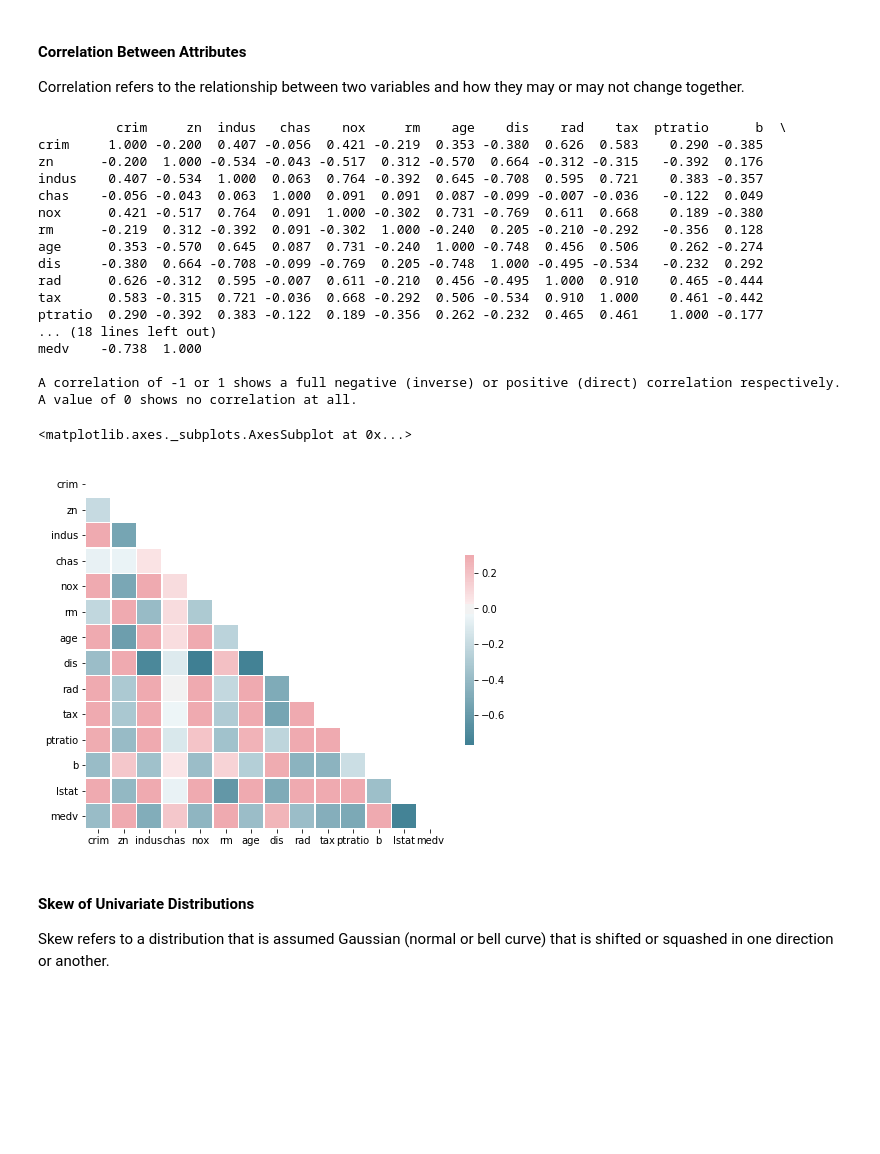
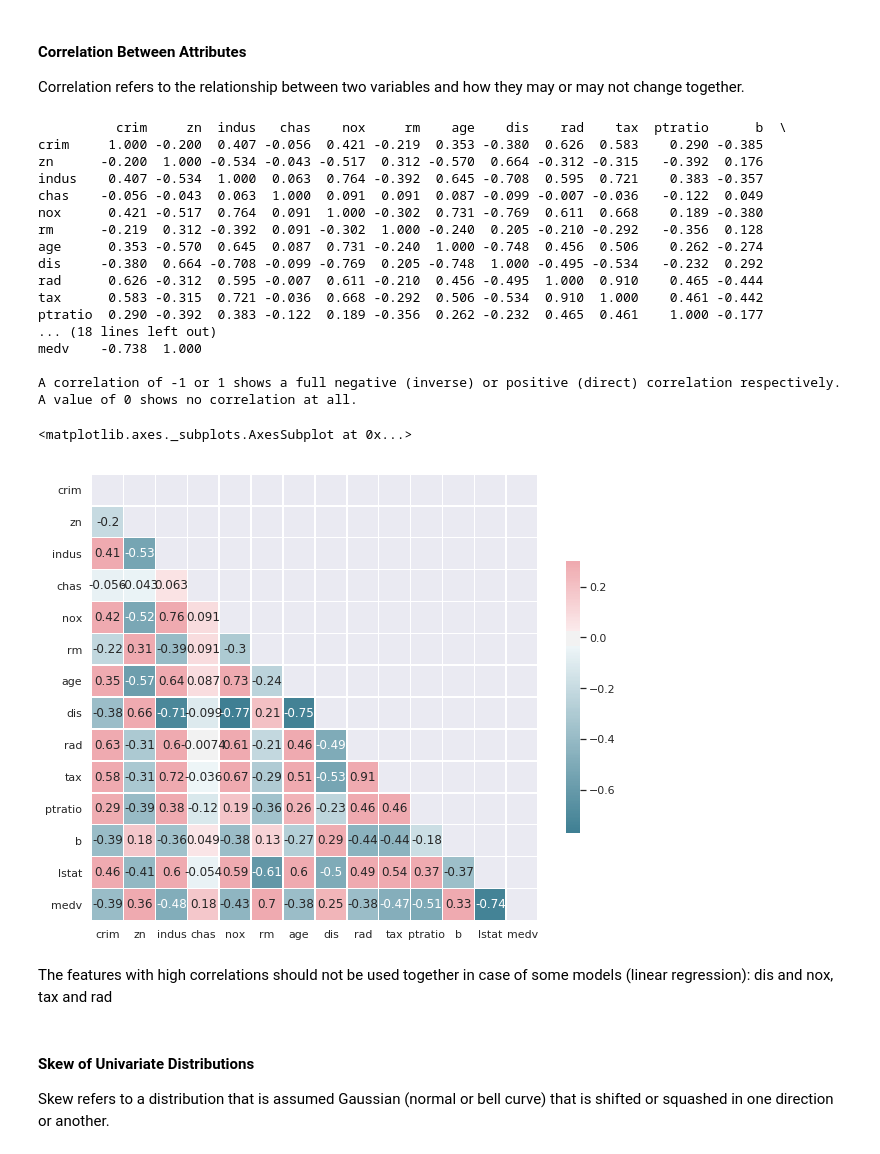
Before and after one commit to neomatrix369/awesome-ai-ml-dl, a Jupyter notebook: notebooks/jupyter/data/01_Exploratory_Data_Analysis_(Do_we_know_our_data).ipynb, the cells around one changed output. Drawn from its saved outputs; the diff is of its cells as text; code cells hidden in the pictures; blank space fills up the shorter version.

Commit message:
add link on exploratory data analysis nb + observation on correlations + set seaborn for graphs by default

```diff
--- a/notebooks/jupyter/data/01_Exploratory_Data_Analysis_(Do_we_know_our_data).ipynb
+++ b/notebooks/jupyter/data/01_Exploratory_Data_Analysis_(Do_we_know_our_data).ipynb
@@ -60,10 +60,11 @@ Some ideas (of course, please come up with your own as well):
 # %% [markdown]
 #### Load Your Data
 # %%
-import pandas
+import pandas as pd
 import numpy as np
 import seaborn as sns
 import matplotlib.pyplot as plt
+sns.set()
 
 url = "https://raw.githubusercontent.com/jbrownlee/Datasets/master/housing.csv"
 names = ["crim","zn","indus","chas","nox","rm","age","dis","rad","tax","ptratio","b","lstat","medv"]
@@ -376,36 +373,41 @@ print("A value of 0 shows no correlation at all.")
 # Generate a mask for the upper triangle
 mask = np.zeros_like(correlations, dtype=np.bool)
 mask[np.triu_indices_from(mask)] = True
 
 # Set up the matplotlib figure
-f, ax = plt.subplots(figsize=(8, 7))
+f, ax = plt.subplots(figsize=(10, 10));
 
 # Generate a custom diverging colormap
 cmap = sns.diverging_palette(220, 10, as_cmap=True)
 
 # Draw the heatmap with the mask and correct aspect ratio
 sns.heatmap(correlations, mask=mask, cmap=cmap, vmax=.3, center=0,
-            square=True, linewidths=.5, cbar_kws={"shrink": .5})
+            square=True, linewidths=.5, cbar_kws={"shrink": .5},annot=True)
+# correlation_matrix = boston.corr().round(2)
+# annot = True to print the values inside the square
+# sns.heatmap(correlations, annot=True,mask=mask, cmap=cmap)
 # %% [output]
           crim     zn  indus   chas    nox     rm    age    dis    rad    tax  ptratio      b  \
 crim     1.000 -0.200  0.407 -0.056  0.421 -0.219  0.353 -0.380  0.626  0.583    0.290 -0.385
 zn      -0.200  1.000 -0.534 -0.043 -0.517  0.312 -0.570  0.664 -0.312 -0.315   -0.392  0.176
 indus    0.407 -0.534  1.000  0.063  0.764 -0.392  0.645 -0.708  0.595  0.721    0.383 -0.357
 chas    -0.056 -0.043  0.063  1.000  0.091  0.091  0.087 -0.099 -0.007 -0.036   -0.122  0.049
 nox      0.421 -0.517  0.764  0.091  1.000 -0.302  0.731 -0.769  0.611  0.668    0.189 -0.380
 rm      -0.219  0.312 -0.392  0.091 -0.302  1.000 -0.240  0.205 -0.210 -0.292   -0.356  0.128
 age      0.353 -0.570  0.645  0.087  0.731 -0.240  1.000 -0.748  0.456  0.506    0.262 -0.274
 dis     -0.380  0.664 -0.708 -0.099 -0.769  0.205 -0.748  1.000 -0.495 -0.534   -0.232  0.292
 rad      0.626 -0.312  0.595 -0.007  0.611 -0.210  0.456 -0.495  1.000  0.910    0.465 -0.444
 tax      0.583 -0.315  0.721 -0.036  0.668 -0.292  0.506 -0.534  0.910  1.000    0.461 -0.442
 ptratio  0.290 -0.392  0.383 -0.122  0.189 -0.356  0.262 -0.232  0.465  0.461    1.000 -0.177
 ... (18 lines left out)
 medv    -0.738  1.000
 
 A correlation of -1 or 1 shows a full negative (inverse) or positive (direct) correlation respectively.
 A value of 0 shows no correlation at all.
 <matplotlib.axes._subplots.AxesSubplot at 0x...>
-[figure, old version]
+[figure, new version]
+# %% [markdown]
+The features with high correlations should not be used together in case of some models (linear regression): dis and nox, tax and rad
 # %% [markdown]
 #### Skew of Univariate Distributions
 
```
Also changed, not shown: parts of 11 cells of this notebook.
